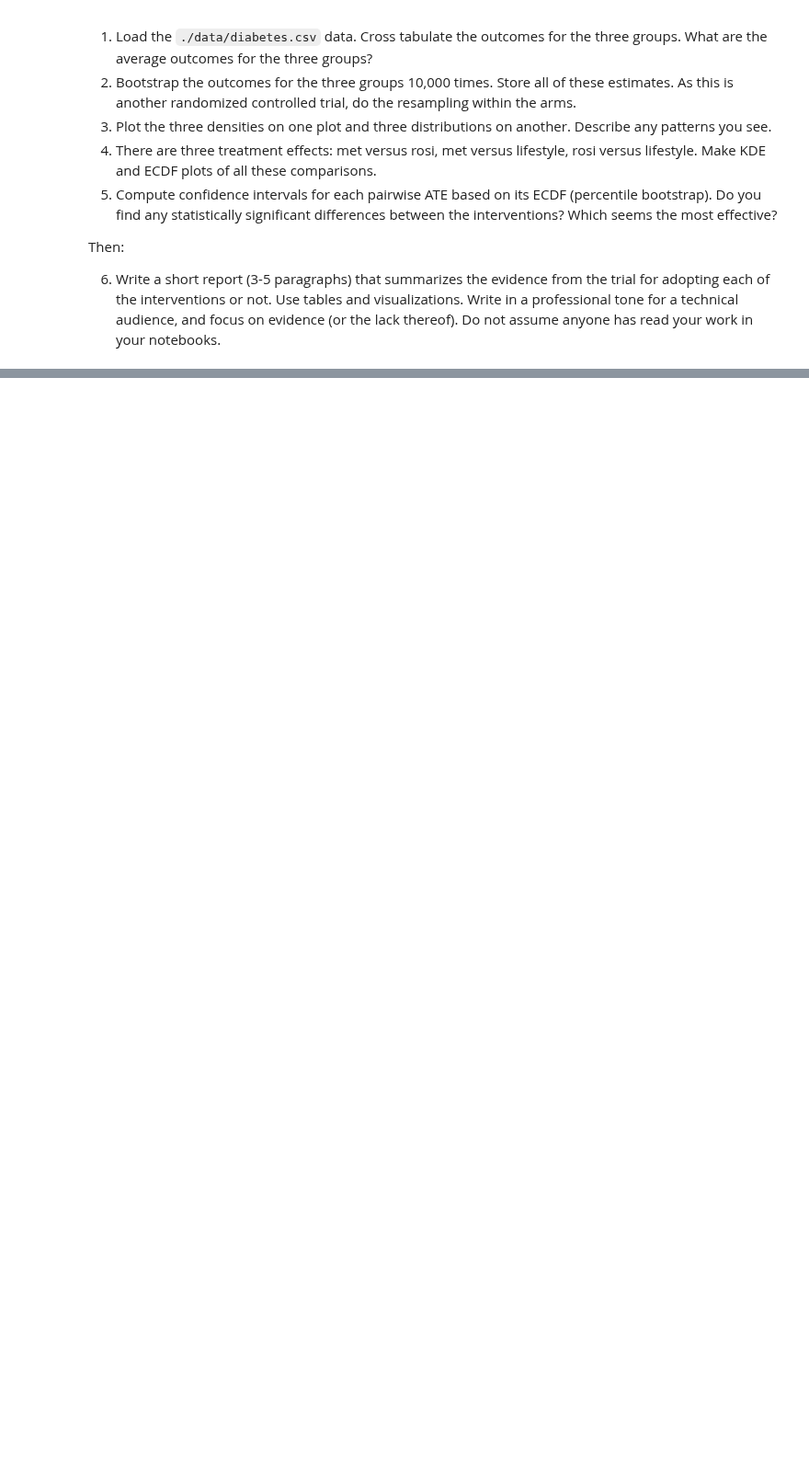
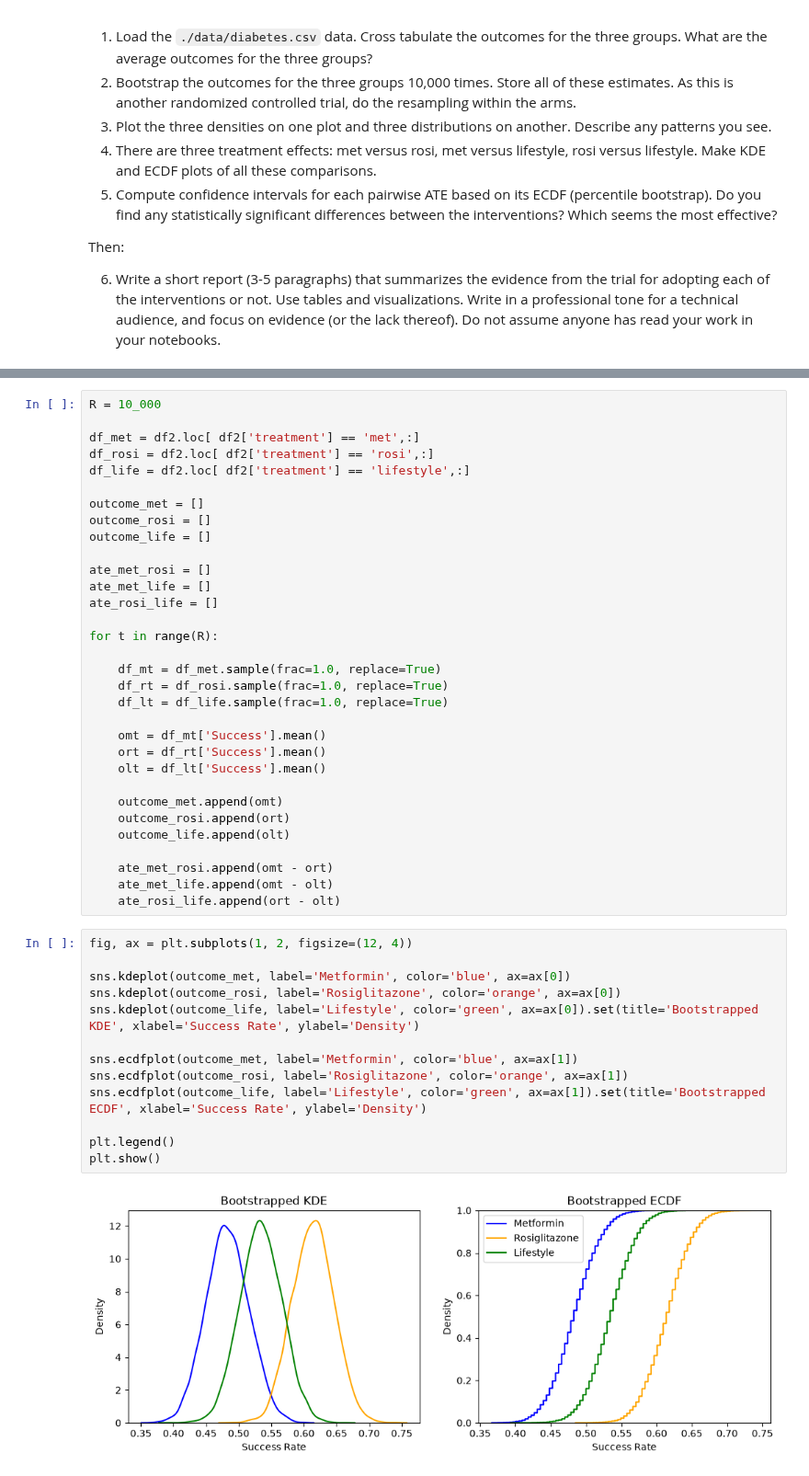
Before and after one commit to jisungl/UU_F26_templates, a Jupyter notebook: Week06/Thursday_lab/lab_06.ipynb, the cells around one changed output, grey strips where cells are left out. Shown at 92% size. Saved outputs shown, nothing was run; the diff lists cells and outputs as text; blank space fills up the shorter version.

```diff
--- a/Week06/Thursday_lab/lab_06.ipynb
+++ b/Week06/Thursday_lab/lab_06.ipynb
@@ -201,0 +247,47 @@ Then:
+# %%
+R = 10_000
+
+df_met = df2.loc[ df2['treatment'] == 'met',:]
+df_rosi = df2.loc[ df2['treatment'] == 'rosi',:]
+df_life = df2.loc[ df2['treatment'] == 'lifestyle',:]
+
+outcome_met = []
+outcome_rosi = []
+outcome_life = []
+
+ate_met_rosi = []
+ate_met_life = []
+ate_rosi_life = []
+
+for t in range(R):
+
+    df_mt = df_met.sample(frac=1.0, replace=True)
+    df_rt = df_rosi.sample(frac=1.0, replace=True)
+    df_lt = df_life.sample(frac=1.0, replace=True)
+
+    omt = df_mt['Success'].mean()
+    ort = df_rt['Success'].mean()
+    olt = df_lt['Success'].mean()
+
+    outcome_met.append(omt)
+    outcome_rosi.append(ort)
+    outcome_life.append(olt)
+
+    ate_met_rosi.append(omt - ort)
+    ate_met_life.append(omt - olt)
+    ate_rosi_life.append(ort - olt)
+# %%
+fig, ax = plt.subplots(1, 2, figsize=(12, 4))
+
+sns.kdeplot(outcome_met, label='Metformin', color='blue', ax=ax[0])
+sns.kdeplot(outcome_rosi, label='Rosiglitazone', color='orange', ax=ax[0])
+sns.kdeplot(outcome_life, label='Lifestyle', color='green', ax=ax[0]).set(title='Bootstrapped KDE', xlabel='Success Rate', ylabel='Density')
+
+sns.ecdfplot(outcome_met, label='Metformin', color='blue', ax=ax[1])
+sns.ecdfplot(outcome_rosi, label='Rosiglitazone', color='orange', ax=ax[1])
+sns.ecdfplot(outcome_life, label='Lifestyle', color='green', ax=ax[1]).set(title='Bootstrapped ECDF', xlabel='Success Rate', ylabel='Density')
+
+plt.legend()
+plt.show()
+# %% [output]
+[figure, added]
```
Also changed, not shown: parts of 15 cells of this notebook, 1 other file.
